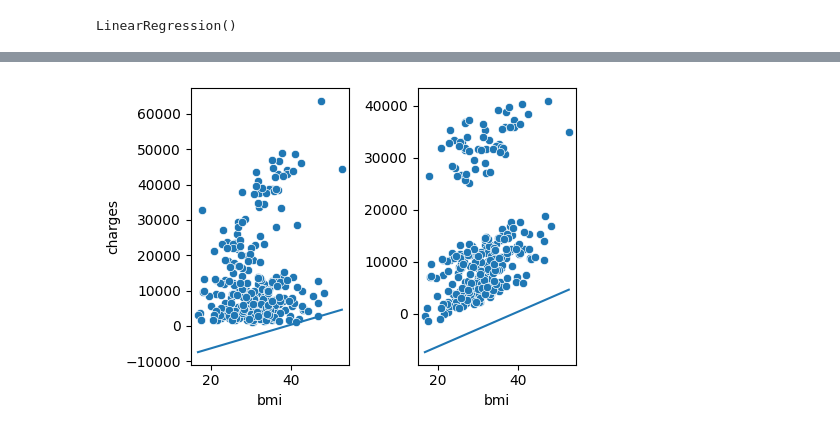
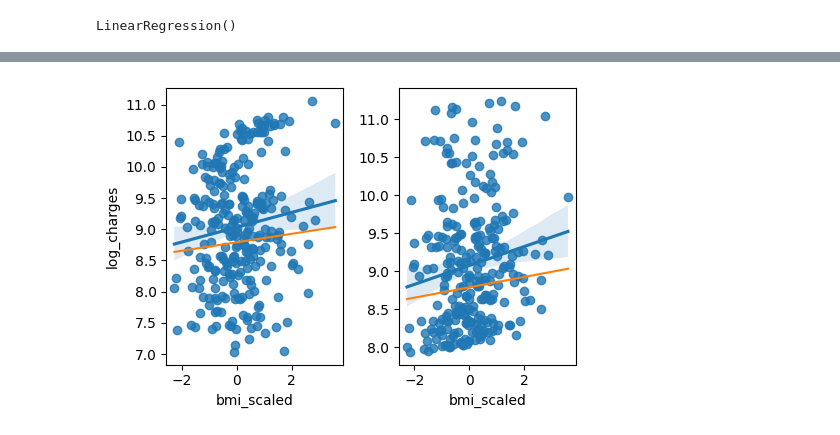
Before and after one commit to aristi95/machine-learning-project, a Jupyter notebook: src/explore.ipynb, the cells around one changed output, grey strips where cells are left out. Saved outputs shown, nothing was run; the diff lists cells and outputs as text; code cells hidden in the pictures.

```diff
--- a/src/explore.ipynb
+++ b/src/explore.ipynb
@@ -125,0 +208,7 @@ This suggests that smoking status is the most significant factor in determining
+# %%
+from sklearn.preprocessing import StandardScaler, MinMaxScaler
+
+scaler = StandardScaler()
+df[['bmi_scaled', 'age_scaled']] = scaler.fit_transform(df[['bmi', 'age']])
+# %%
+df['log_charges'] = np.log1p(df['charges'])
@@ -125,0 +231,2 @@ This suggests that smoking status is the most significant factor in determining
+# %%
+df = df[['age_scaled','bmi_scaled','smoker','log_charges']]
@@ -127,10 +250,10 @@ This suggests that smoking status is the most significant factor in determining
 from sklearn.model_selection import train_test_split
 
 df_train, df_test = train_test_split(df, test_size=0.2, random_state=42)
-X_train = df_train.drop('charges', axis=1).reset_index(drop= True)
-y_train = df_train['charges'].reset_index(drop= True)
-X_test = df_test.drop('charges', axis=1).reset_index(drop= True)
-y_test = df_test['charges'].reset_index(drop= True)
+X_train = df_train.drop('log_charges', axis=1).reset_index(drop= True)
+y_train = df_train['log_charges'].reset_index(drop= True)
+X_test = df_test.drop('log_charges', axis=1).reset_index(drop= True)
+y_test = df_test['log_charges'].reset_index(drop= True)
 # %%
 X_train.head()
 # %% [output]
@@ -220,17 +342,17 @@ plt.show()
 # %%
 fig, axis = plt.subplots(1, 2, figsize = (5, 3.5))
 total_data = pd.concat([df_train, df_test])
 
 # We use the parameters adjusted in the training to draw the regression line in the plots
-regression_equation = lambda x: -13050.535088002527 + 3.35781491e+02 * x
+regression_equation = lambda x: 8.791048916946416  + 0.06797889 * x
 
-sns.scatterplot(ax = axis[0], data = df_test, x = "bmi", y = "charges")
-sns.lineplot(ax = axis[0], x = df_test["bmi"], y = regression_equation(df_test["bmi"]))
-sns.scatterplot(ax = axis[1], x = df_test["bmi"], y = y_pred)
-sns.lineplot(ax = axis[1], x = df_test["bmi"], y = regression_equation(df_test["bmi"])).set(ylabel = None)
+sns.regplot(ax = axis[0], data = df_test, x = "bmi_scaled", y = "log_charges")
+sns.lineplot(ax = axis[0], x = df_test["bmi_scaled"], y = regression_equation(df_test["bmi_scaled"]))
+sns.regplot(ax = axis[1], x = df_test["bmi_scaled"], y = y_pred)
+sns.lineplot(ax = axis[1], x = df_test["bmi_scaled"], y = regression_equation(df_test["bmi_scaled"])).set(ylabel = None)
 
 plt.tight_layout()
 
 plt.show()
 # %% [output]
-[figure, old version]
+[figure, new version]
```
Also changed, not shown: parts of 21 cells of this notebook, 1 other file.
